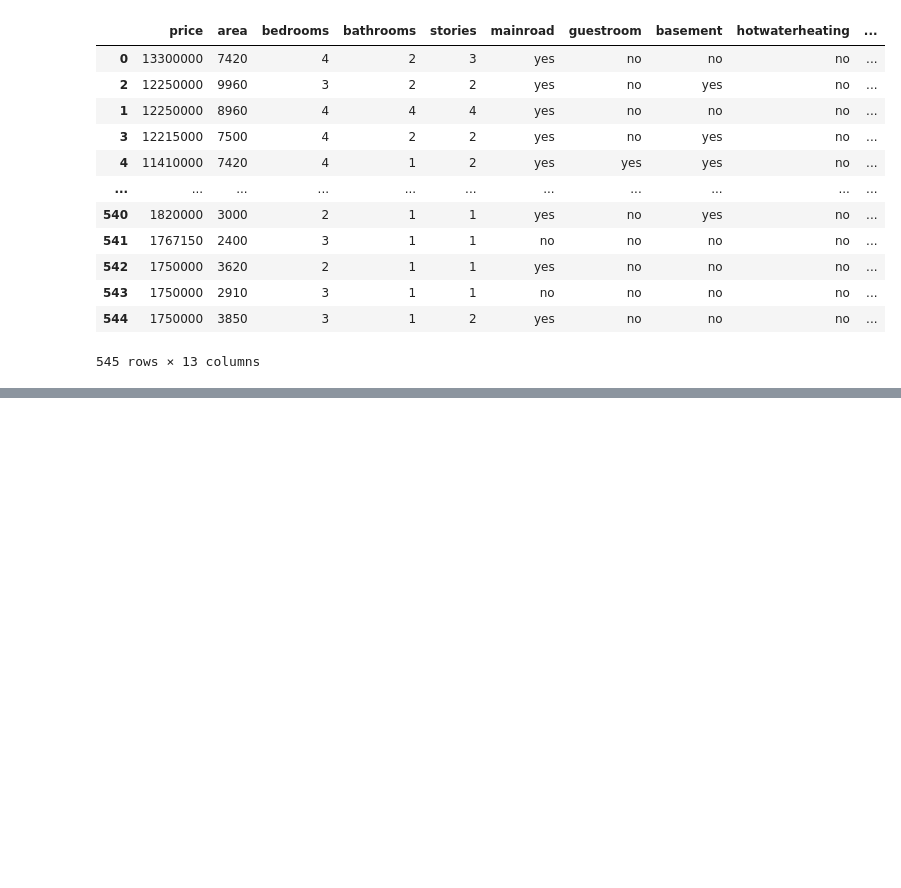
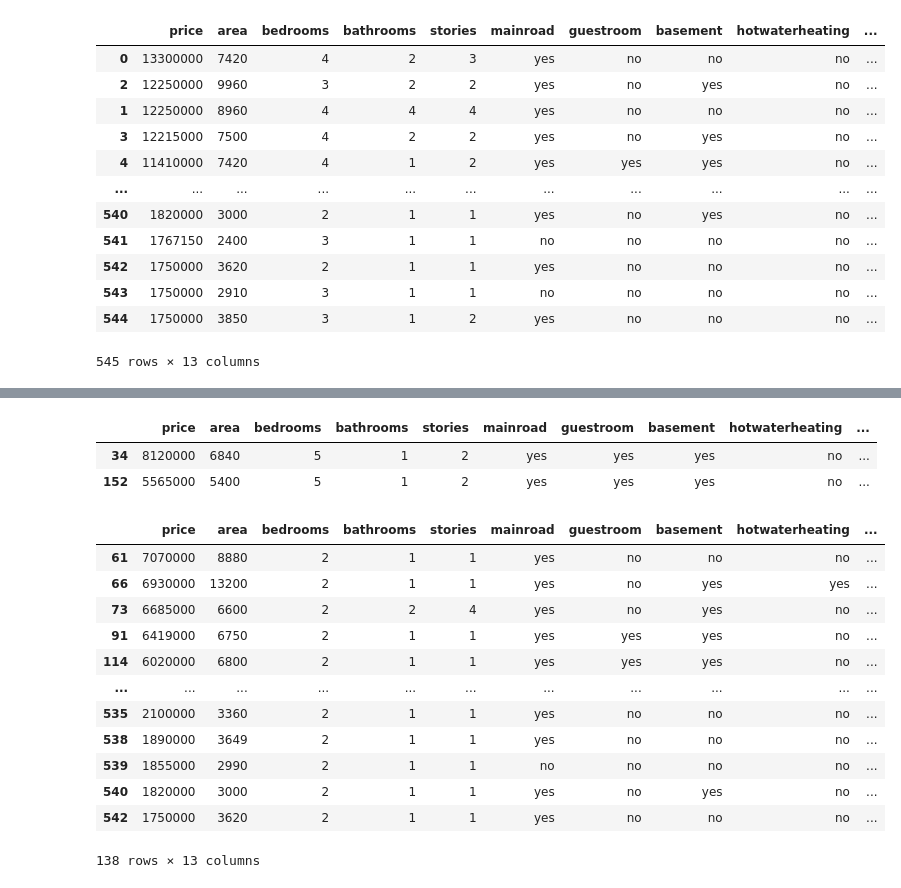
Before and after one commit to tosif91/machine_learning, a Jupyter notebook: basics/pandas_operation.ipynb, the cells around one changed output, grey strips where cells are left out. Cells and saved outputs as stored; diff of their text form; code cells hidden in the pictures; blank space fills up the shorter version.

```diff
--- a/basics/pandas_operation.ipynb
+++ b/basics/pandas_operation.ipynb
@@ -135,0 +198,23 @@ df_csv.sort_values(by='price',ascending=False)
+# %%
+
+df_csv[(df_csv.bedrooms > 4) & (df_csv.guestroom == 'yes') & (df_csv.basement == 'yes')]
+# %% [output]
+|  | price | area | bedrooms | bathrooms | stories | mainroad | guestroom | basement | hotwaterheating | ... |
+| 34 | 8120000 | 6840 | 5 | 1 | 2 | yes | yes | yes | no | ... |
+| 152 | 5565000 | 5400 | 5 | 1 | 2 | yes | yes | yes | no | ... |
+# %%
+df_csv[df_csv.bedrooms < 3]
+# %% [output]
+|  | price | area | bedrooms | bathrooms | stories | mainroad | guestroom | basement | hotwaterheating | ... |
+| 61 | 7070000 | 8880 | 2 | 1 | 1 | yes | no | no | no | ... |
+| 66 | 6930000 | 13200 | 2 | 1 | 1 | yes | no | yes | yes | ... |
+| 73 | 6685000 | 6600 | 2 | 2 | 4 | yes | no | yes | no | ... |
+| 91 | 6419000 | 6750 | 2 | 1 | 1 | yes | yes | yes | no | ... |
+| 114 | 6020000 | 6800 | 2 | 1 | 1 | yes | yes | yes | no | ... |
+| ... | ... | ... | ... | ... | ... | ... | ... | ... | ... | ... |
+| 535 | 2100000 | 3360 | 2 | 1 | 1 | yes | no | no | no | ... |
+| 538 | 1890000 | 3649 | 2 | 1 | 1 | yes | no | no | no | ... |
+| 539 | 1855000 | 2990 | 2 | 1 | 1 | no | no | no | no | ... |
+| 540 | 1820000 | 3000 | 2 | 1 | 1 | yes | no | yes | no | ... |
+| 542 | 1750000 | 3620 | 2 | 1 | 1 | yes | no | no | no | ... |
+138 rows × 13 columns
```
Also changed, not shown: parts of 19 cells of this notebook, 2 other files.
